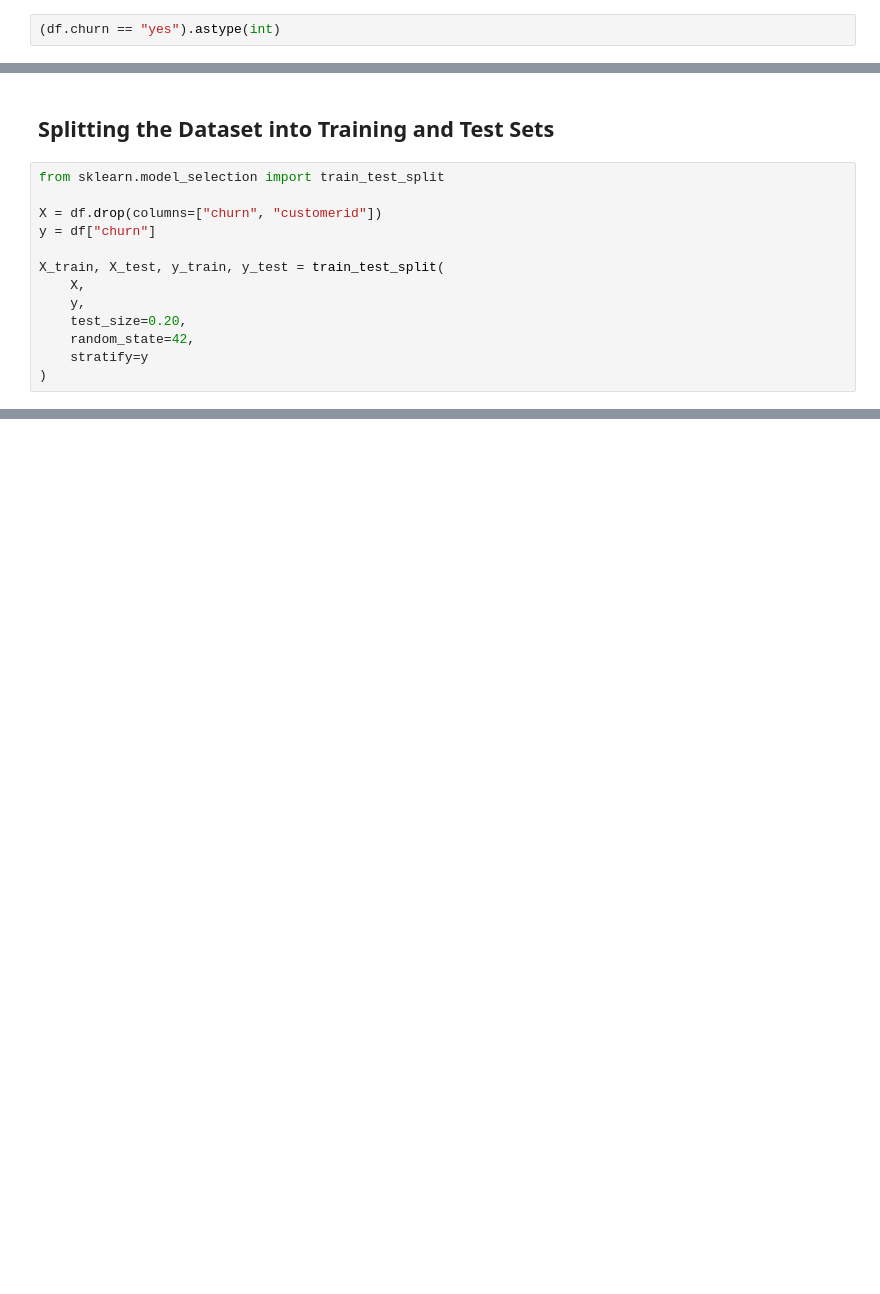
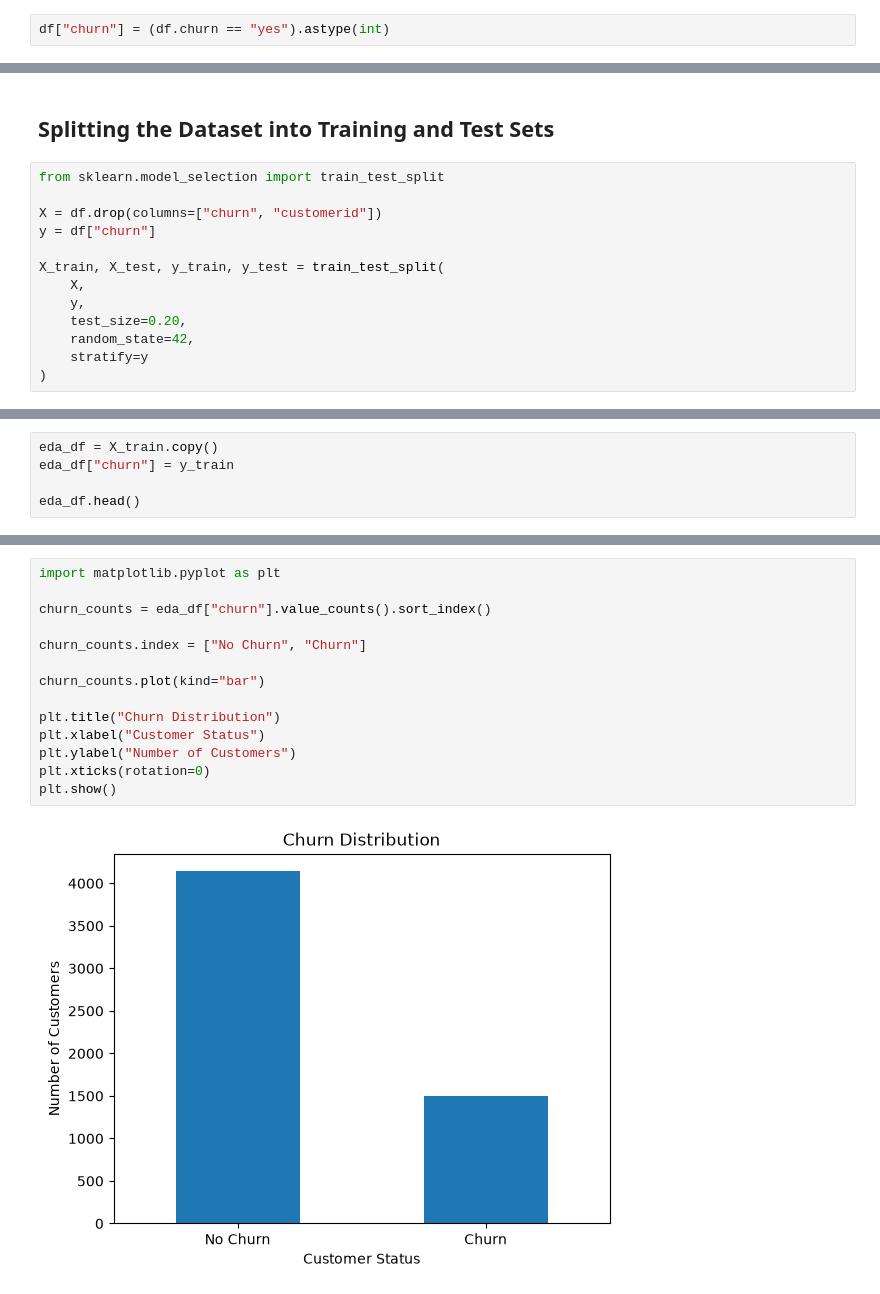
Before and after one commit to baranerkek/Churn-rate-binary-trees, a Jupyter notebook: churn_model.ipynb, the cells around one changed output, grey strips where cells are left out. Cells and saved outputs as stored; diff of their text form; blank space fills up the shorter version.

```diff
--- a/churn_model.ipynb
+++ b/churn_model.ipynb
@@ -41,4 +41,4 @@ df.totalcharges = pd.to_numeric(df.totalcharges, errors="coerce")
 # %%
 df.totalcharges = df.totalcharges.fillna(0)
 # %%
-(df.churn == "yes").astype(int)
+df["churn"] = (df.churn == "yes").astype(int)
@@ -72,0 +62,5 @@ X_train, X_test, y_train, y_test = train_test_split(
+# %%
+eda_df = X_train.copy()
+eda_df["churn"] = y_train
+
+eda_df.head()
@@ -72,0 +163,16 @@ X_train, X_test, y_train, y_test = train_test_split(
+# %%
+import matplotlib.pyplot as plt
+
+churn_counts = eda_df["churn"].value_counts().sort_index()
+
+churn_counts.index = ["No Churn", "Churn"]
+
+churn_counts.plot(kind="bar")
+
+plt.title("Churn Distribution")
+plt.xlabel("Customer Status")
+plt.ylabel("Number of Customers")
+plt.xticks(rotation=0)
+plt.show()
+# %% [output]
+[figure, added]
```
Also changed, not shown: parts of 31 cells of this notebook.
